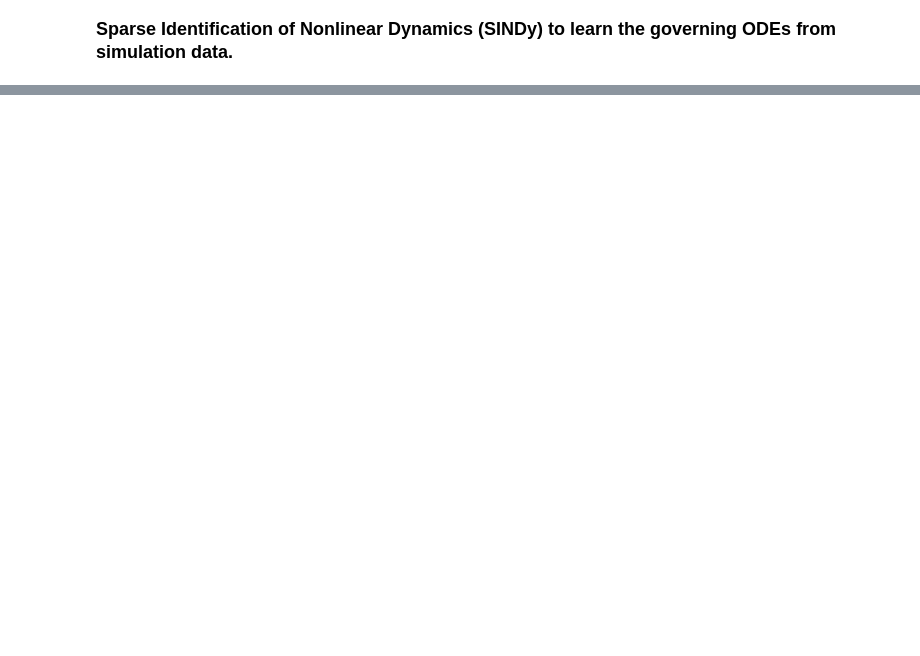
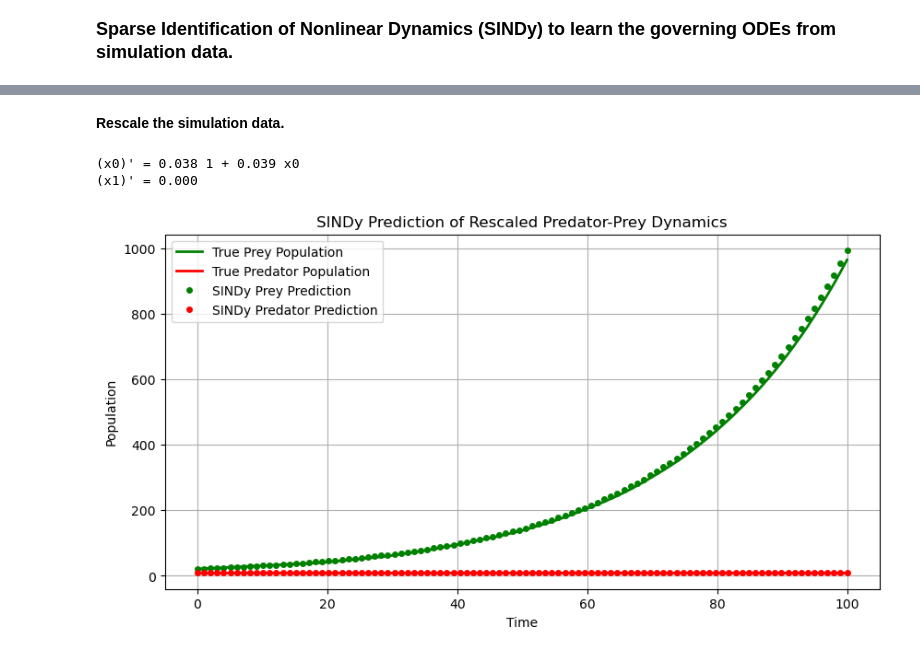
Before and after one commit to habiblatifi/Vivarium, a Jupyter notebook: Agent_Based_Pred_Prey.ipynb, the cells around one changed output, grey strips where cells are left out. Cells and saved outputs as stored; diff of their text form; code cells hidden in the pictures; blank space fills up the shorter version.

```diff
--- a/Agent_Based_Pred_Prey.ipynb
+++ b/Agent_Based_Pred_Prey.ipynb
@@ -399,0 +362,67 @@ plt.show()
+# %% [markdown]
+<span style="font-size:14px; font-weight:bold">Rescale the simulation data.</span>
+# %%
+import numpy as np
+import matplotlib.pyplot as plt
+import pysindy as ps
+from sklearn.preprocessing import StandardScaler
+
+# Create time steps array
+# Get number of datta points from population data
+n_steps = len(prey_population)
+
+#  total simulation time
+total_time = 100
+#  time array matching length of population data
+time = np.linspace(0, total_time, n_steps)
+# time = np.linspace(0, 5, 100)
+
+# Combine prey and predator data into one dataset for SINDy
+data = np.vstack([prey_population, predator_population]).T
+
+# Rescale prey and predator populations to same scale
+scaler = StandardScaler()
+data_scaled = scaler.fit_transform(data)
+
+# Calculate time step
+dt = time[1] - time[0]
+
+# Initialize SINDy model with a lower sparsity threshold
+optimizer = ps.STLSQ(threshold=1e-5)  # Lower threshold to retain more terms
+sindy_model = ps.SINDy(optimizer=optimizer)
+
+# Fit SINDy model to scaled data
+sindy_model.fit(data_scaled, t=dt)
+
+# Print discovered governing equations
+sindy_model.print()
+
+# Simulate future behavior based on learned model
+x0 = data_scaled[0, :]  # Initial conditions (scaled)
+predictions_rescaled = sindy_model.simulate(x0, time)
+
+# Inverse transforme predictions to bring them back to original scale
+predictions = scaler.inverse_transform(predictions_rescaled)
+
+# Plot with solid lines for true data and dashed lines with markers for SINDy predictions
+plt.figure(figsize=(10, 5))
+
+# True Prey and Predator populations (solid lines)
+plt.plot(time, prey_population, 'g-', label='True Prey Population', linewidth=2)
+plt.plot(time, predator_population, 'r-', label='True Predator Population', linewidth=2)
+
+# SINDy predictions (dashed lines with circles)
+plt.plot(time, predictions[:, 0], 'go', label='SINDy Prey Prediction', markersize=4)
+plt.plot(time, predictions[:, 1], 'ro', label='SINDy Predator Prediction', markersize=4)
+
+# Plot formatting
+plt.xlabel('Time')
+plt.ylabel('Population')
+plt.legend()
+plt.title('SINDy Prediction of Rescaled Predator-Prey Dynamics')
+plt.grid(True)
+plt.show()
+# %% [output]
+(x0)' = 0.038 1 + 0.039 x0
+(x1)' = 0.000
+[figure, added]
```
Also changed, not shown: parts of 6 cells of this notebook.
